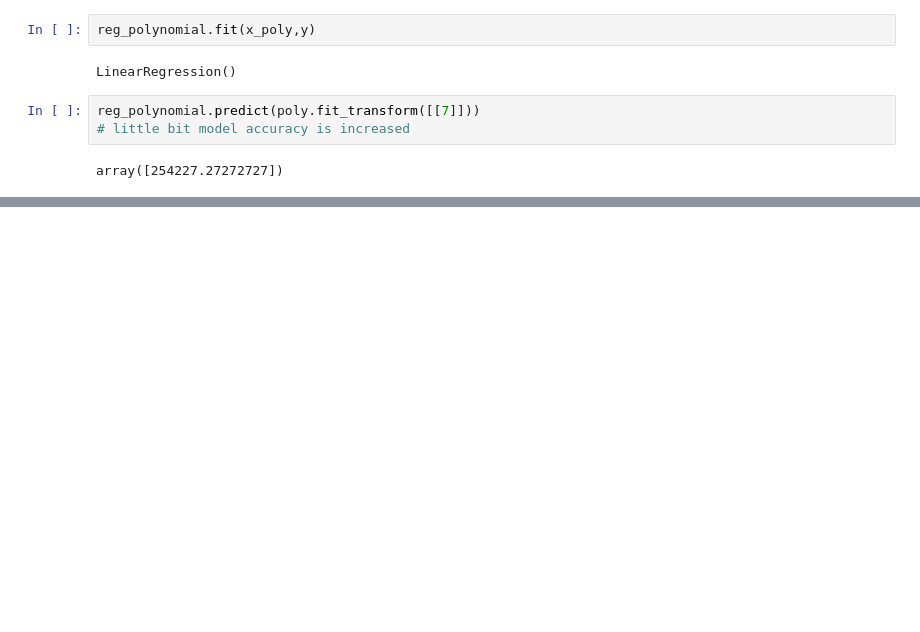
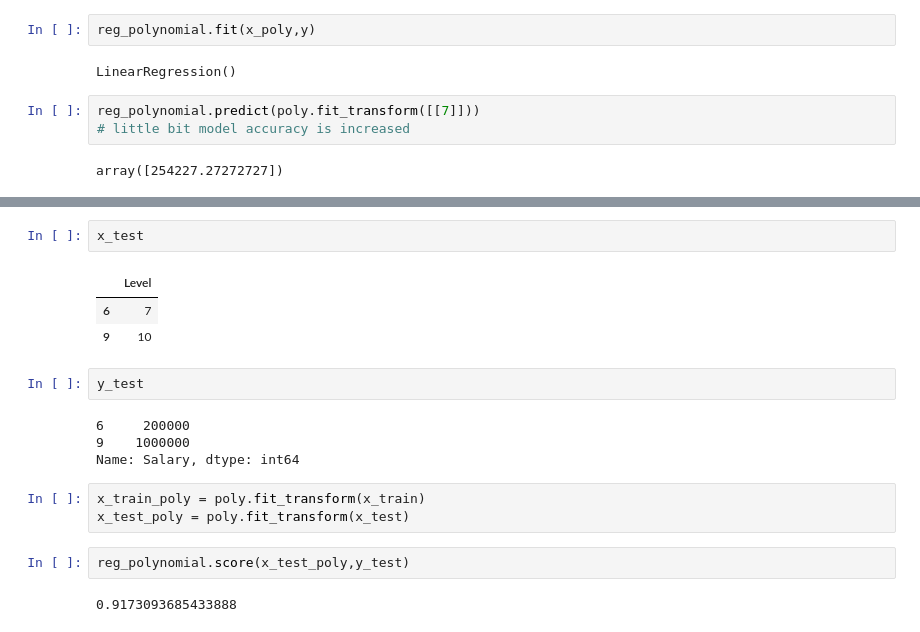
Before and after one commit to Fareed95/AI-ML-, a Jupyter notebook: polynomial_regression/model.ipynb, the cells around one changed output, grey strips where cells are left out. Cells and saved outputs as stored; diff of their text form; blank space fills up the shorter version.

```diff
--- a/polynomial_regression/model.ipynb
+++ b/polynomial_regression/model.ipynb
@@ -86,0 +117,19 @@ array([254227.27272727])
+# %%
+x_test
+# %% [output]
+|  | Level |
+| 6 | 7 |
+| 9 | 10 |
+# %%
+y_test
+# %% [output]
+6     200000
+9    1000000
+Name: Salary, dtype: int64
+# %%
+x_train_poly = poly.fit_transform(x_train)
+x_test_poly = poly.fit_transform(x_test)
+# %%
+reg_polynomial.score(x_test_poly,y_test)
+# %% [output]
+0.9173093685433888
```
Also changed, not shown: parts of 7 cells of this notebook, 6 other files.
